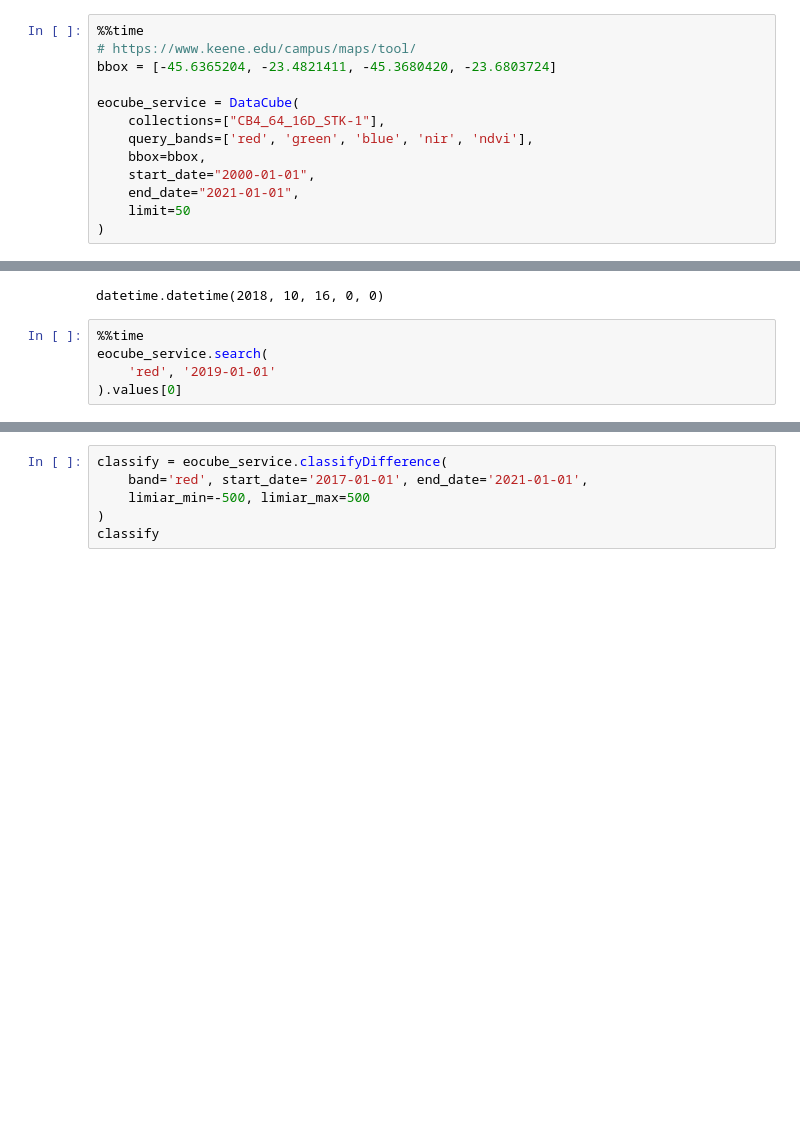
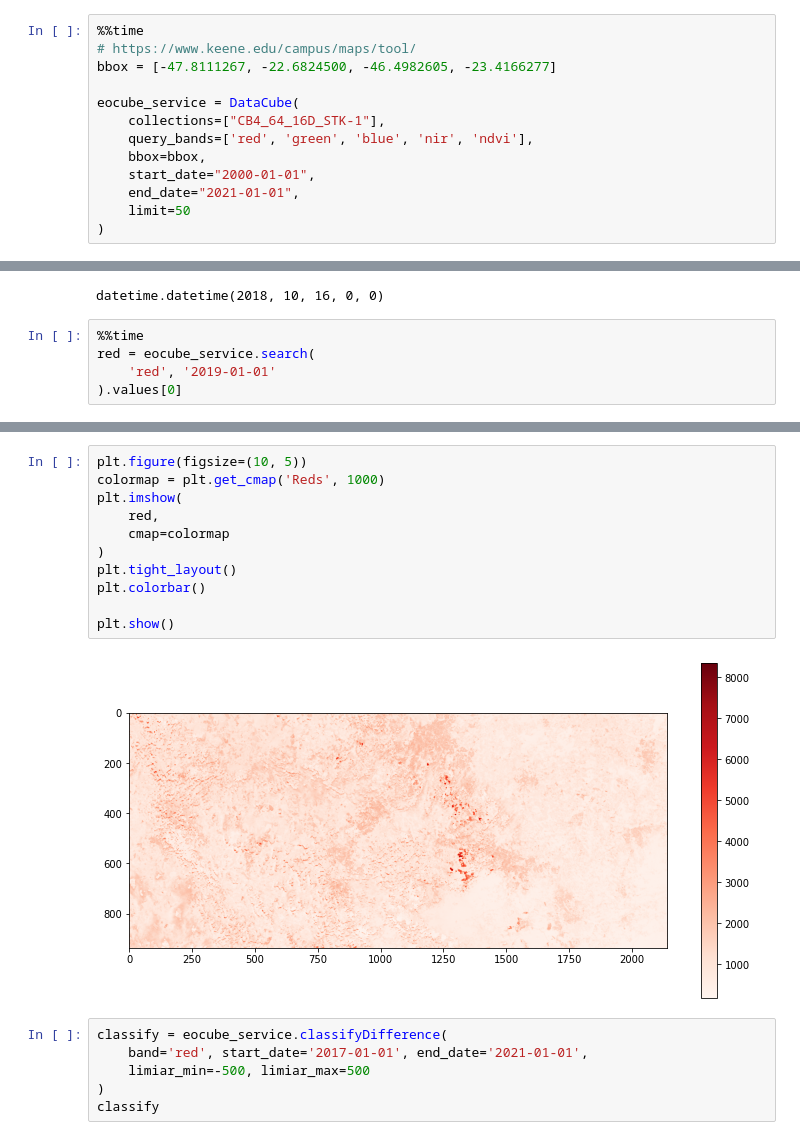
Before and after one commit to AbnerErnaniADSFatec/in-prog-geo, a Jupyter notebook: prog-geo/api-eodc-testes/EOCubeTests.ipynb, the cells around one changed output, grey strips where cells are left out. Saved outputs shown, nothing was run; the diff lists cells and outputs as text; blank space fills up the shorter version.

```diff
--- a/prog-geo/api-eodc-testes/EOCubeTests.ipynb
+++ b/prog-geo/api-eodc-testes/EOCubeTests.ipynb
@@ -36,7 +36,7 @@ Timeline
 # %%
 %%time
 # https://www.keene.edu/campus/maps/tool/
-bbox = [-45.6365204, -23.4821411, -45.3680420, -23.6803724]
+bbox = [-47.8111267, -22.6824500, -46.4982605, -23.4166277]
 
 eocube_service = DataCube(
     collections=["CB4_64_16D_STK-1"],
@@ -55,7 +55,7 @@ eocube_service.nearTime('1990-04-01')
 datetime.datetime(2018, 10, 16, 0, 0)
 # %%
 %%time
-eocube_service.search(
+red = eocube_service.search(
     'red', '2019-01-01'
 ).values[0]
 # %% [output]
@@ -71,3 +64,16 @@ array([[ 350,  316,  322, ..., 1429, 1002,  655],
+# %%
+plt.figure(figsize=(10, 5))
+colormap = plt.get_cmap('Reds', 1000)
+plt.imshow(
+    red,
+    cmap=colormap
+)
+plt.tight_layout()
+plt.colorbar()
+
+plt.show()
+# %% [output]
+[figure, added]
 # %%
 classify = eocube_service.classifyDifference(
     band='red', start_date='2017-01-01', end_date='2021-01-01',
```
Also changed, not shown: parts of 3 cells of this notebook.
